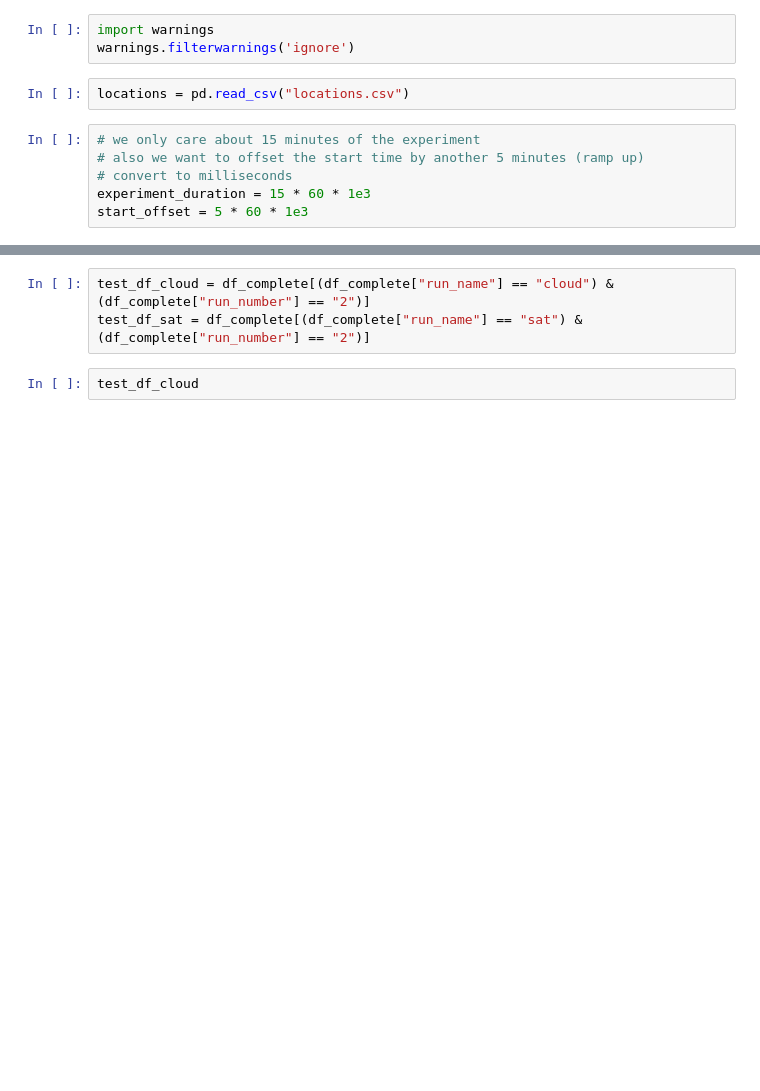
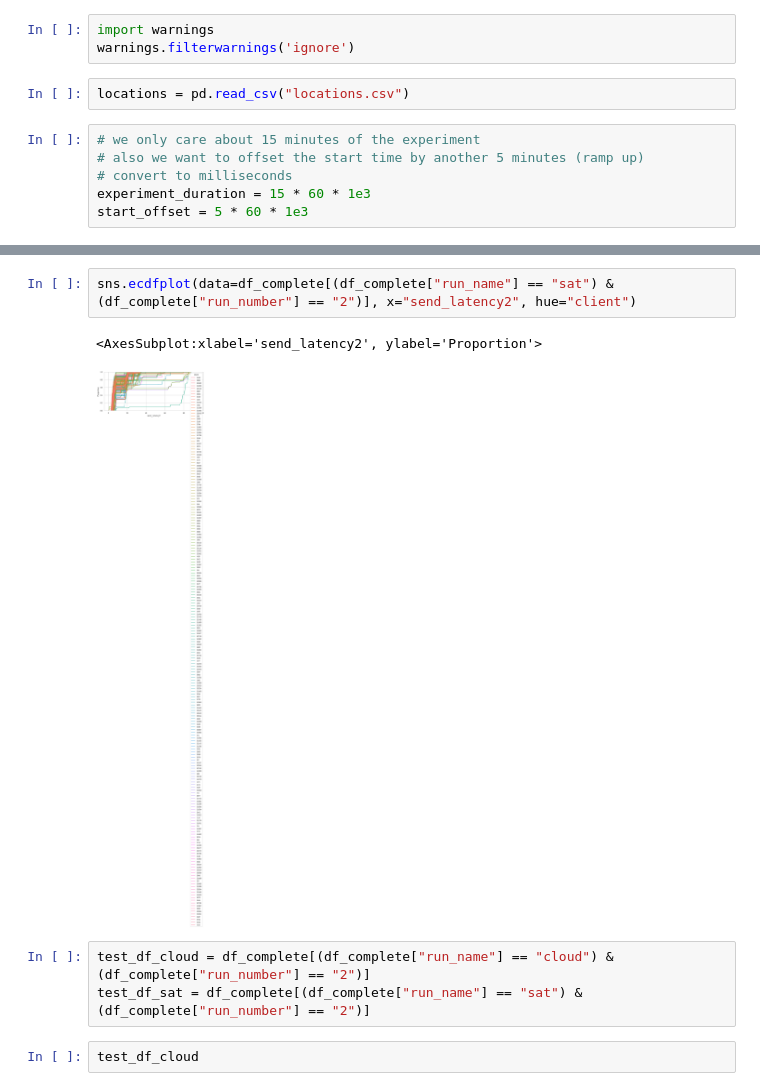
Before and after one commit to OpenFogStack/celestial-buoy-evaluation, a Jupyter notebook: analysis.ipynb, the cells around one changed output, grey strips where cells are left out. Cells and saved outputs as stored; diff of their text form; blank space fills up the shorter version.

```diff
--- a/analysis.ipynb
+++ b/analysis.ipynb
@@ -226,3 +247,8 @@ df_complete
+# %%
+sns.ecdfplot(data=df_complete[(df_complete["run_name"] == "sat") & (df_complete["run_number"] == "2")], x="send_latency2", hue="client")
+# %% [output]
+<AxesSubplot:xlabel='send_latency2', ylabel='Proportion'>
+[figure, added]
 # %%
 test_df_cloud = df_complete[(df_complete["run_name"] == "cloud") & (df_complete["run_number"] == "2")]
 test_df_sat = df_complete[(df_complete["run_name"] == "sat") & (df_complete["run_number"] == "2")]
```
Also changed, not shown: parts of 14 cells of this notebook, 12 other files.
